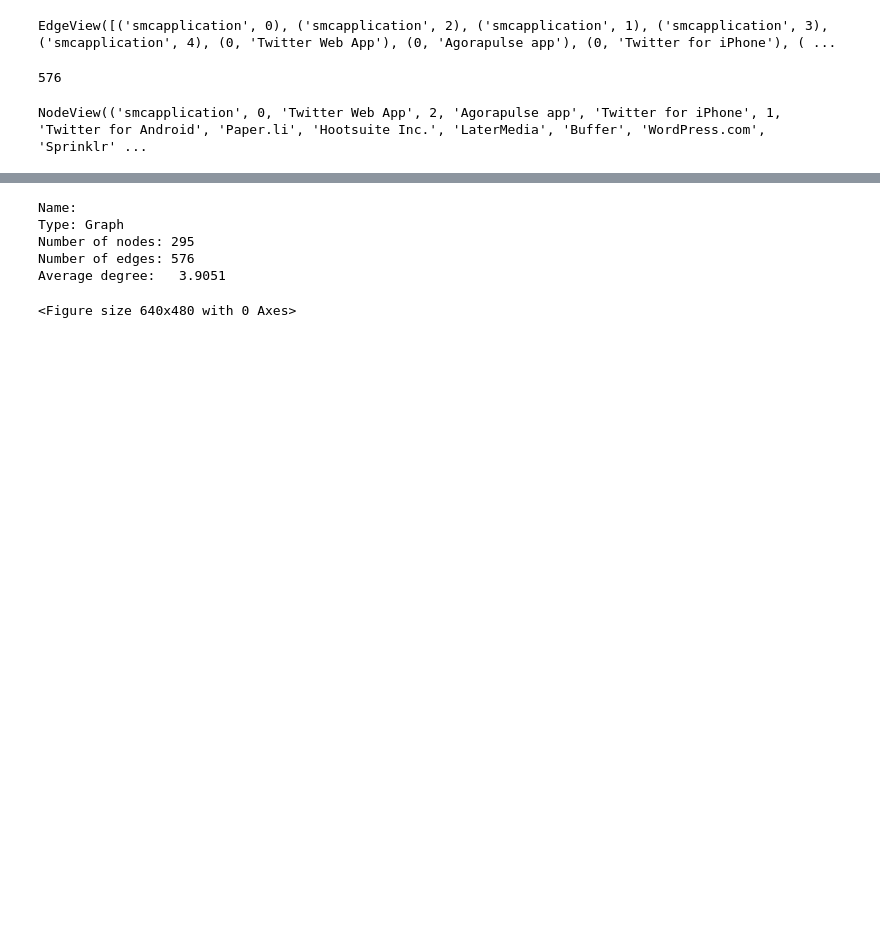
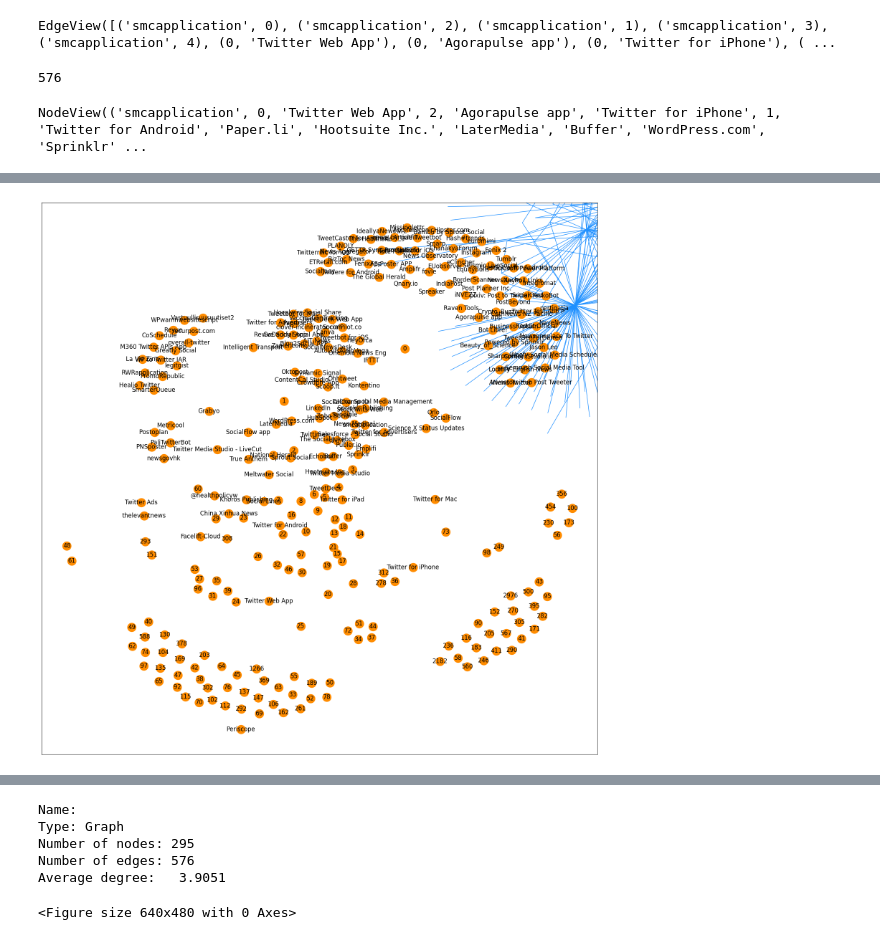
Before and after one commit to chiew256/omicron-tweets, a Jupyter notebook: SNA.ipynb, the cells around one changed output, grey strips where cells are left out. Drawn from its saved outputs; the diff is of its cells as text; code cells hidden in the pictures; blank space fills up the shorter version.

```diff
--- a/SNA.ipynb
+++ b/SNA.ipynb
@@ -72,4 +70,6 @@ Fontconfig warning: ignoring UTF-8: not a valid region tag
 # %%
 plt.figure(figsize=(20,20))
-nx.draw_networkx(us_graph);
+nx.draw_networkx(us_graph, node_color='#FF8C00', edge_color='#1E90FF');
+# %% [output]
+[figure, added]
 # %%
```
Also changed, not shown: parts of 4 cells of this notebook, 1 other file.
